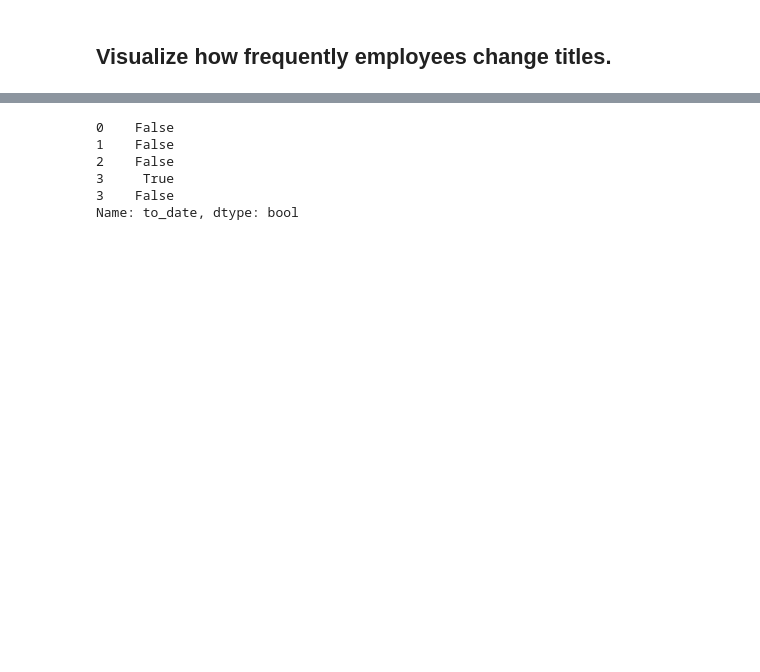
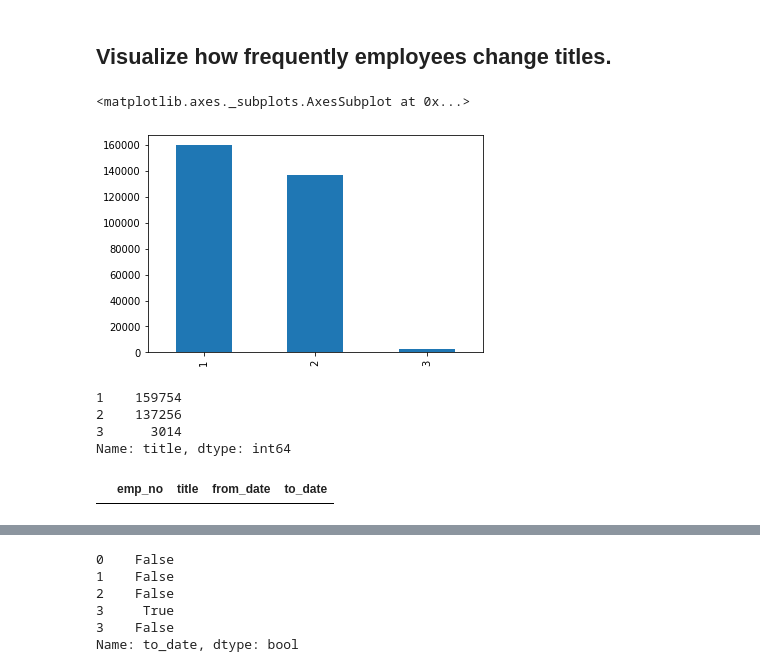
Before and after one commit to chasethompson/python-exercises, a Jupyter notebook: 4.8.4.4_advanced_dataframes.ipynb, the cells around one changed output, grey strips where cells are left out. Drawn from its saved outputs; the diff is of its cells as text; code cells hidden in the pictures; blank space fills up the shorter version.

```diff
--- a/4.8.4.4_advanced_dataframes.ipynb
+++ b/4.8.4.4_advanced_dataframes.ipynb
@@ -357,2 +389,5 @@ plt.show()
 # %% [markdown]
 ## Join the employees and titles dataframes together.
+# %%
+emp_df = employees.set_index('emp_no').join(titles.set_index('emp_no'))
+emp_df
@@ -397,6 +447,28 @@ current_employees.head()
 | 8 | 10009 | 1952-04-19 | Sumant | Peac | F | 1985-02-18 | Assistant Engineer | 1985-02-18 | 1990-02-18 |
 # %% [markdown]
 ## Visualize how frequently employees change titles.
+# %%
+# Zach Version
+
+titles.groupby('emp_no').title.count().value_counts().plot.bar() # How many jobs everyone has had within the company
+# %% [output]
+<matplotlib.axes._subplots.AxesSubplot at 0x...>
+[figure, added]
+# %%
+# Other Zach Version
+
+title_counts = titles.groupby('emp_no').title.count().value_counts()
+title_counts
+# %% [output]
+1    159754
+2    137256
+3      3014
+Name: title, dtype: int64
+# %%
+df = titles[titles.emp_no.isin(title_counts[titles_counts > 1].index)]
+df
+# %% [output]
+|  | emp_no | title | from_date | to_date |
 # %%
 # Create new column for changed frequency
 joined['diff'] = joined.to_date - joined.from_date
```
Also changed, not shown: parts of 7 cells of this notebook.
